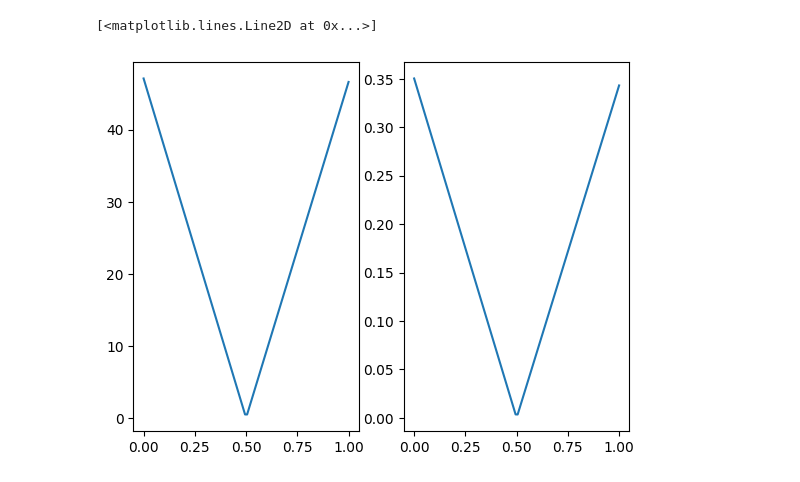
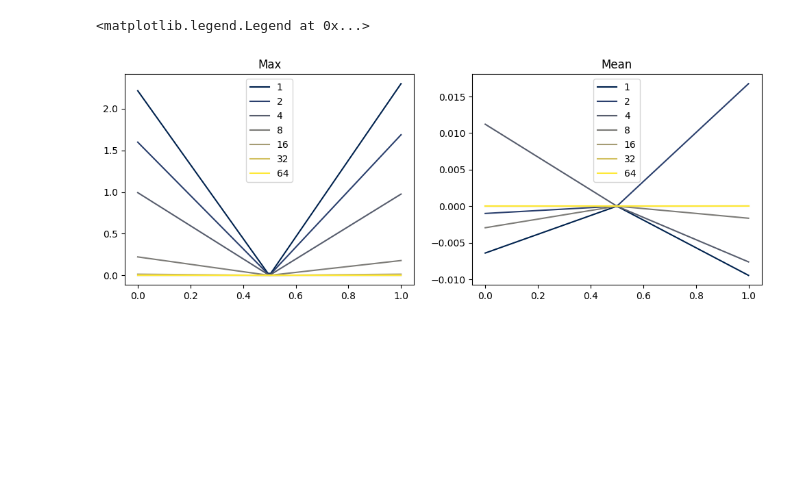
Before and after one commit to ThomasWalker1/Generalization-of-Neural-Networks, a Jupyter notebook: Generalization in Deep Learning/Geometric Complexity/geometric_complexity.ipynb, the cells around one changed output. Cells and saved outputs as stored; diff of their text form; code cells hidden in the pictures; blank space fills up the shorter version.

```diff
--- a/Generalization in Deep Learning/Geometric Complexity/geometric_complexity.ipynb
+++ b/Generalization in Deep Learning/Geometric Complexity/geometric_complexity.ipynb
@@ -34,22 +44,43 @@ def ReLU_init(model):
 # %%
-d=150528
+d=1028
 k=1000
 hidden_units=500
-num_hidden_layers=8
+num_hidden_layers=1
-# %%
-model=NeuralNet(d,hidden_units,k,num_hidden_layers)
-
-ReLU_init(model)
-# %%
-P_1=-np.ones(d)
-P_2=np.ones(d)
-x=torch.from_numpy(np.array([P_1+(P_2-P_1)*x for x in np.linspace(0,1,100)])).float()
-y_max=[torch.max(torch.abs(ten)).detach().numpy() for ten in model(x)]
-y_mean=[torch.mean(ten).detach().numpy() for ten in model(x)]
-# %%
-fig, axs = plt.subplots(1,2)
-axs[0].plot(np.linspace(0,1,100),y_max)
-axs[1].plot(np.linspace(0,1,100),y_mean)
-# %% [output]
-[<matplotlib.lines.Line2D at 0x...>]
-[figure, removed]
+# %%
+P_1=-np.ones(d)
+P_2=np.ones(d)
+x=torch.tensor(np.array([P_1+(P_2-P_1)*x for x in np.linspace(0,1,100)])).float()
+
+fig, axs = plt.subplots(1,2)
+
+fig.set_size_inches(12,4)
+
+no_h_layers=[1,2,4,8,16,32,64]
+
+colors = plt.cm.cividis(np.linspace(0, 1, len(no_h_layers)))
+
+for n,h_layers in enumerate(no_h_layers):
+    model=NeuralNet(d,hidden_units,k,h_layers)
+
+    #ReLU_standard_init(model)
+    #outputs=model(x)
+    #y_max=[torch.max(torch.abs(ten)).detach().numpy() for ten in outputs]
+    #y_mean=[torch.mean(ten).detach().numpy() for ten in outputs]
+    #axs[0].plot(np.linspace(0,1,100),y_max,color='blue',alpha=1/(np.log2(h_layers)+1))
+    #axs[1].plot(np.linspace(0,1,100),y_mean,color='blue',alpha=1/(np.log2(h_layers)+1))
+
+    ReLU_glorot_init(model)
+    outputs=model(x)
+    y_max=[torch.max(torch.abs(ten)).detach().numpy() for ten in outputs]
+    y_mean=[torch.mean(ten).detach().numpy() for ten in outputs]
+
+    axs[0].plot(np.linspace(0,1,100),y_max,label=str(h_layers),color=colors[n])
+    axs[1].plot(np.linspace(0,1,100),y_mean,label=str(h_layers),color=colors[n])
+
+axs[0].set_title('Max')
+axs[1].set_title('Mean')
+axs[0].legend()
+axs[1].legend()
+# %% [output]
+<matplotlib.legend.Legend at 0x...>
+[figure, added]
```
Also changed, not shown: parts of 3 cells of this notebook, 1 other file.
